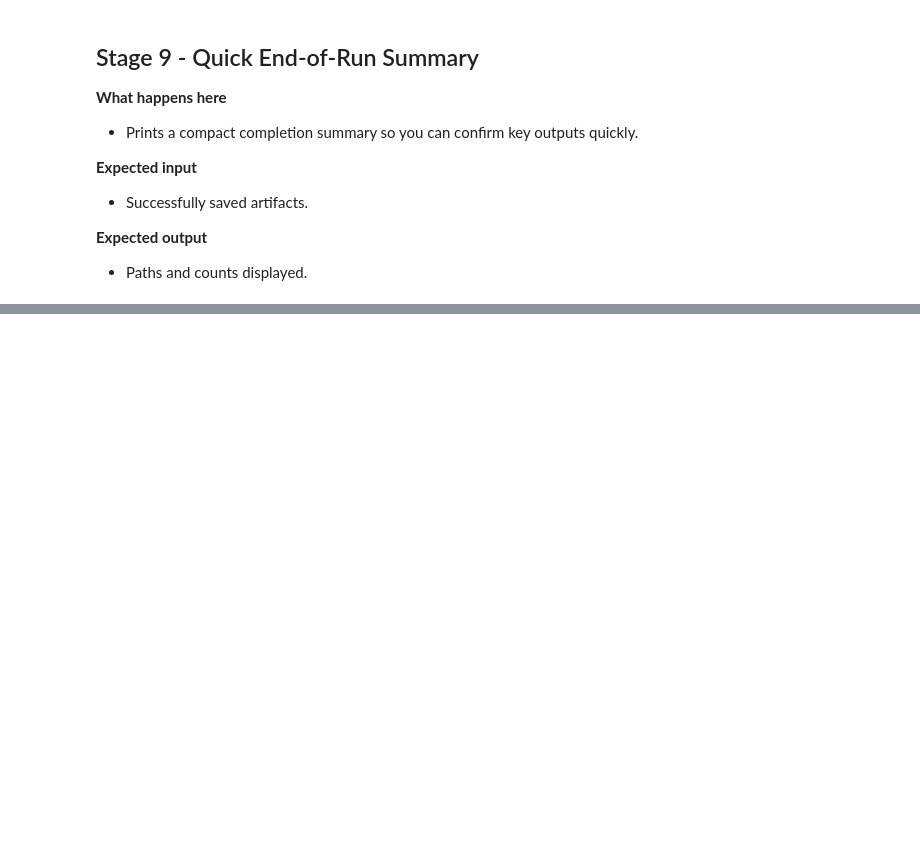
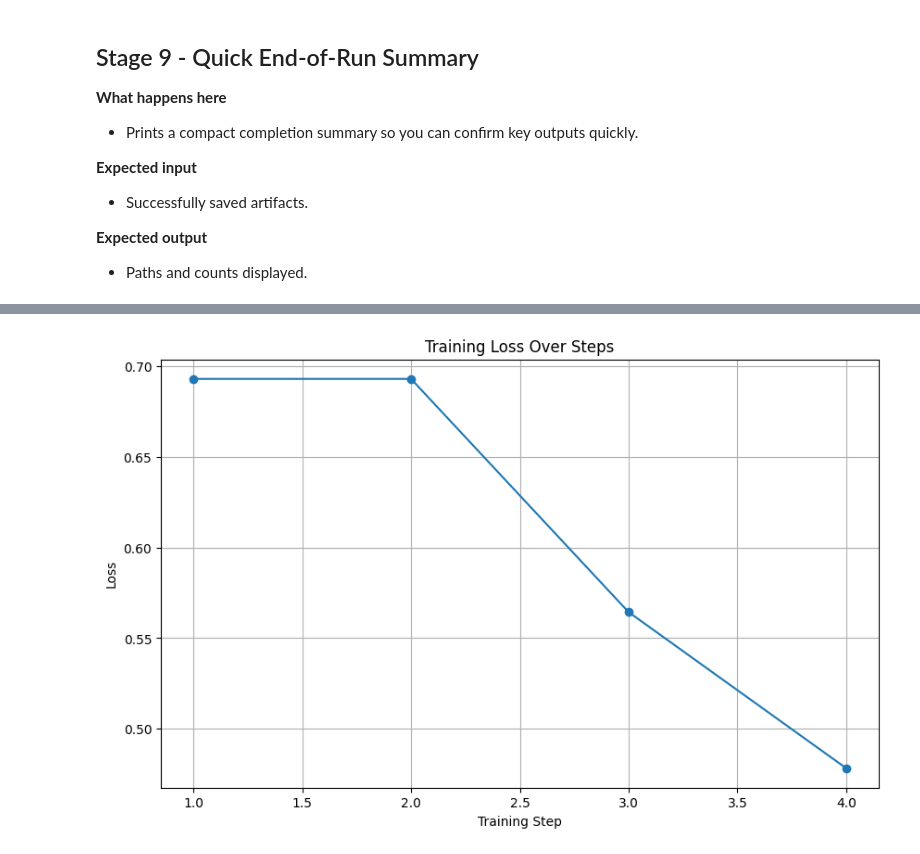
Before and after one commit to gemechisworku/tenacious_bench_v01, a Jupyter notebook: notebooks/DPO_training_unsloth.ipynb, the cells around one changed output, grey strips where cells are left out. Drawn from its saved outputs; the diff is of its cells as text; code cells hidden in the pictures; blank space fills up the shorter version.

```diff
--- a/notebooks/DPO_training_unsloth.ipynb
+++ b/notebooks/DPO_training_unsloth.ipynb
@@ -75,7 +99,7 @@ print('CUDA available:', torch.cuda.is_available())
 # %%
 from pathlib import Path
 
-DATA_MODE = 'content'  # 'content' or 'drive'
+DATA_MODE = 'drive'  # 'content' or 'drive'
 
 if DATA_MODE == 'drive':
     from google.colab import drive
@@ -207,7 +259,7 @@ except NameError:
     import torch
 
 SEED = 42
-MODEL_NAME = 'unsloth/Qwen3.5-3B-Instruct-bnb-4bit'
+MODEL_NAME = 'unsloth/Qwen2.5-3B-Instruct-bnb-4bit'
 MAX_SEQ_LENGTH = 1024
 
 model, tokenizer = FastLanguageModel.from_pretrained(
@@ -261,17 +454,15 @@ def build_dpo_config(*, output_dir: str, beta: float, epochs: int, max_steps: in
         gradient_accumulation_steps=16,  # effective batch size 32
         per_device_eval_batch_size=2,
         eval_strategy='steps',
-        eval_steps=20,
-        logging_steps=5,
+        eval_steps=1,
+        logging_steps=1,
         save_strategy='steps',
         save_steps=40,
         optim='adamw_8bit',
         max_length=MAX_SEQ_LENGTH,
-        max_prompt_length=768,
-        max_completion_length=256,
         bf16=torch.cuda.is_bf16_supported(),
         fp16=not torch.cuda.is_bf16_supported(),
-        report_to='none',
+        report_to='tensorboard',
         beta=beta,
     )
 
@@ -486,0 +705,37 @@ if sweep_results:
+# %%
+import matplotlib.pyplot as plt
+import json
+from pathlib import Path
+
+def read_json(path: Path):
+    with path.open('r', encoding='utf-8') as f:
+        return json.load(f)
+
+# Assuming RUN_LOG_PATH and TRAINING_DIR are still in scope from previous cells
+if 'RUN_LOG_PATH' not in locals():
+    RUN_LOG_PATH = TRAINING_DIR / 'training_run.log'
+
+run_log = read_json(RUN_LOG_PATH)
+log_history = run_log.get('log_history', [])
+
+# Filter for training steps and extract loss
+training_losses = []
+steps = []
+
+for entry in log_history:
+    if 'loss' in entry and 'step' in entry:
+        training_losses.append(entry['loss'])
+        steps.append(entry['step'])
+
+if not training_losses:
+    print("No training loss data found in log history for plotting.")
+else:
+    plt.figure(figsize=(10, 6))
+    plt.plot(steps, training_losses, marker='o', linestyle='-')
+    plt.title('Training Loss Over Steps')
+    plt.xlabel('Training Step')
+    plt.ylabel('Loss')
+    plt.grid(True)
+    plt.show()
+# %% [output]
+[figure, added]
```
Also changed, not shown: parts of 15 cells of this notebook.
